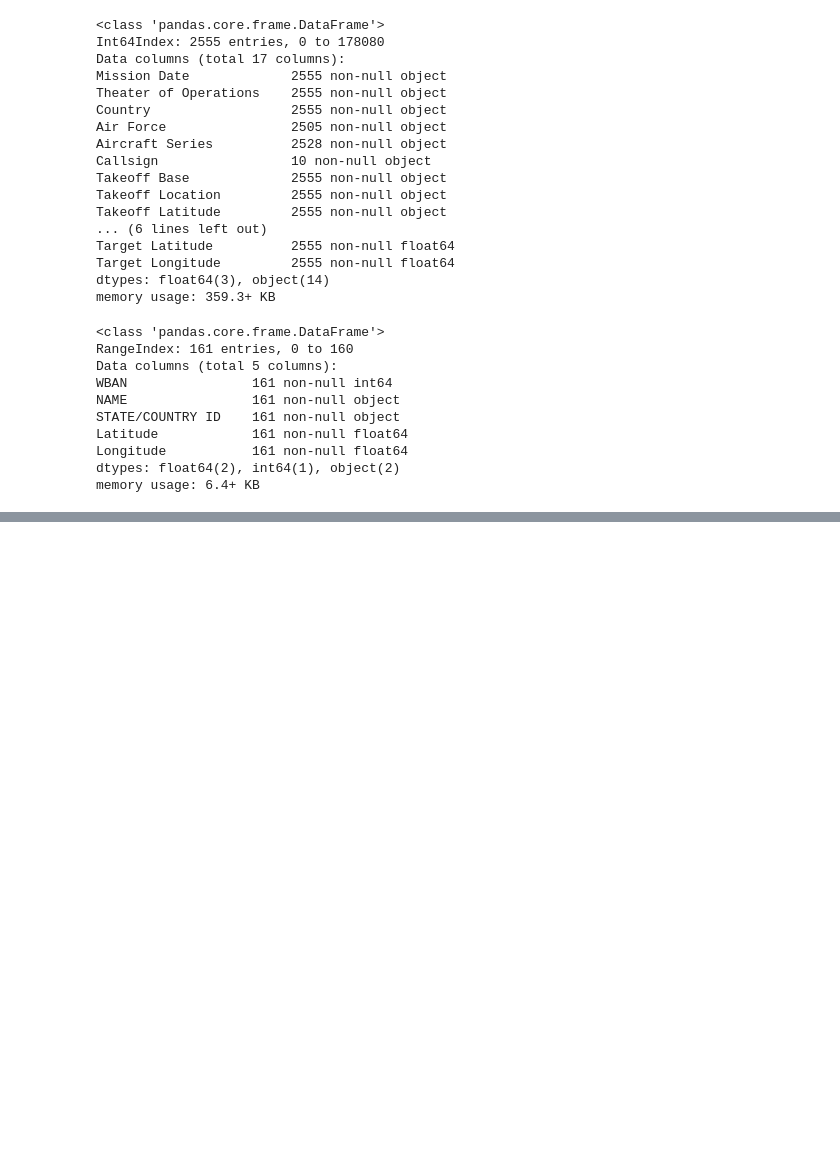
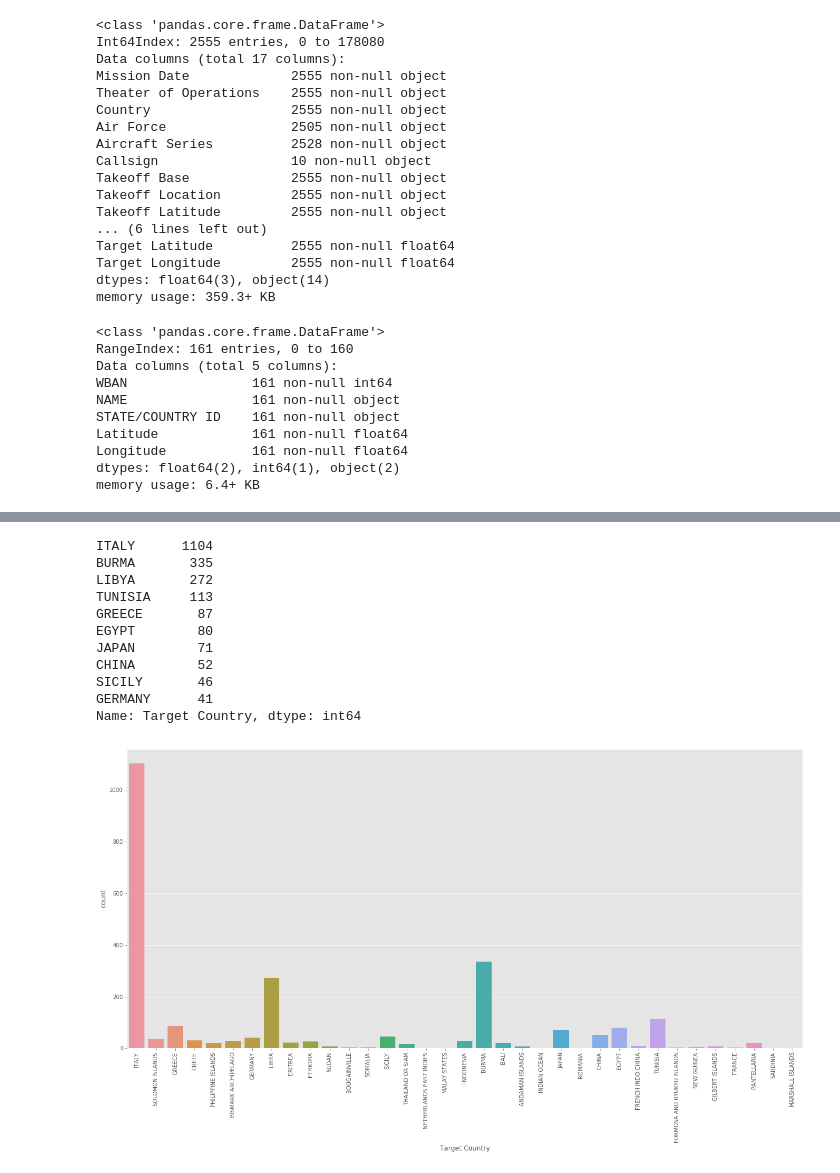
Before and after one commit to In-finite/TimeSeries, a Jupyter notebook: Analysing_different_data.ipynb, the cells around one changed output, grey strips where cells are left out. Drawn from its saved outputs; the diff is of its cells as text; code cells hidden in the pictures; blank space fills up the shorter version.

```diff
--- a/Analysing_different_data.ipynb
+++ b/Analysing_different_data.ipynb
@@ -91,0 +118,20 @@ memory usage: 6.4+ KB
+# %%
+# Top target countries
+print(aerial['Target Country'].value_counts()[:10])
+plt.figure(figsize=(22,10))
+sns.countplot(aerial['Target Country'])
+plt.xticks(rotation=90)
+plt.show()
+# %% [output]
+ITALY      1104
+BURMA       335
+LIBYA       272
+TUNISIA     113
+GREECE       87
+EGYPT        80
+JAPAN        71
+CHINA        52
+SICILY       46
+GERMANY      41
+Name: Target Country, dtype: int64
+[figure, added]
```
Also changed, not shown: parts of 9 cells of this notebook, 1 other file.
